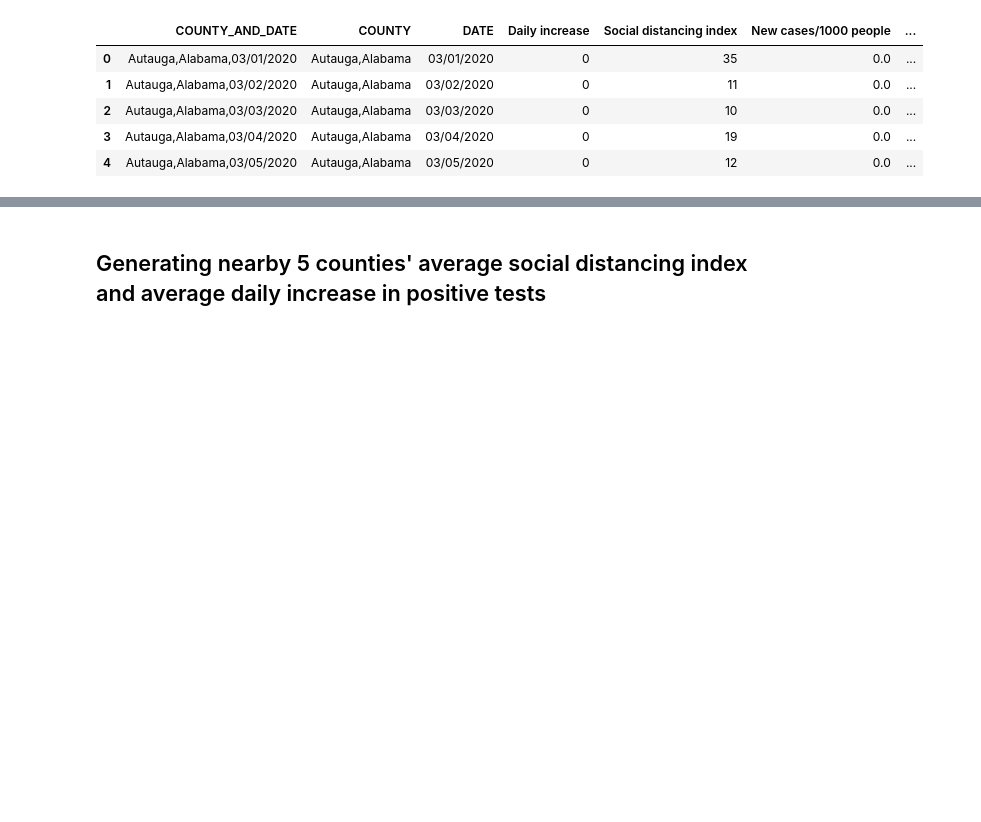
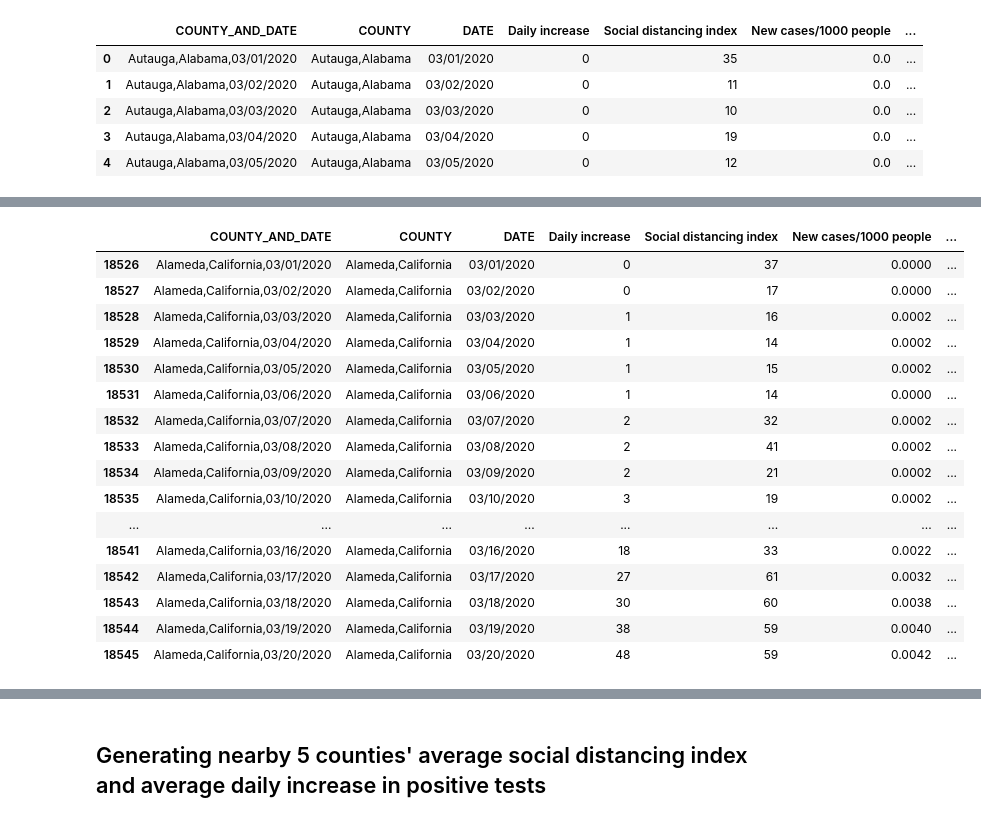
Before and after one commit to Jessieguojunyi/Social_Mobility_And_COVID19, a Jupyter notebook: Social_Mobility_And_COVID19.ipynb, the cells around one changed output, grey strips where cells are left out. Saved outputs shown, nothing was run; the diff lists cells and outputs as text; code cells hidden in the pictures; blank space fills up the shorter version.

Commit message:
Add in previous data feature
Include features that indicate the previous 1-10 days data

```diff
--- a/Social_Mobility_And_COVID19.ipynb
+++ b/Social_Mobility_And_COVID19.ipynb
@@ -472,0 +506,37 @@ df_mobility_COVID19_new.head()
+# %%
+def get_previous(df, col_name, new_col_name, period):
+    counties = df['COUNTY'].unique()
+    data = np.array([])
+    for county in counties:
+        county_data = df[col_name][df['COUNTY'] == county]
+        county_new_data = county_data[: -period]
+        fill_in = np.array([None] * period)
+        county_final_data = np.append(fill_in, county_new_data)
+        data = np.append(data, county_final_data)
+    df[new_col_name] = data
+    return df
+# %%
+period_date = 10
+for period in range(1, period_date + 1):
+    new_col_name = 'Daily increase_' + str(period) + 'd'
+    df_MACA = get_previous(df_MACA.copy(), 'Daily increase', new_col_name, period)
+
+df_MACA.iloc[:20]
+# %% [output]
+|  | COUNTY_AND_DATE | COUNTY | DATE | Daily increase | Social distancing index | New cases/1000 people | ... |
+| 18526 | Alameda,California,03/01/2020 | Alameda,California | 03/01/2020 | 0 | 37 | 0.0000 | ... |
+| 18527 | Alameda,California,03/02/2020 | Alameda,California | 03/02/2020 | 0 | 17 | 0.0000 | ... |
+| 18528 | Alameda,California,03/03/2020 | Alameda,California | 03/03/2020 | 1 | 16 | 0.0002 | ... |
+| 18529 | Alameda,California,03/04/2020 | Alameda,California | 03/04/2020 | 1 | 14 | 0.0002 | ... |
+| 18530 | Alameda,California,03/05/2020 | Alameda,California | 03/05/2020 | 1 | 15 | 0.0002 | ... |
+| 18531 | Alameda,California,03/06/2020 | Alameda,California | 03/06/2020 | 1 | 14 | 0.0000 | ... |
+| 18532 | Alameda,California,03/07/2020 | Alameda,California | 03/07/2020 | 2 | 32 | 0.0002 | ... |
+| 18533 | Alameda,California,03/08/2020 | Alameda,California | 03/08/2020 | 2 | 41 | 0.0002 | ... |
+| 18534 | Alameda,California,03/09/2020 | Alameda,California | 03/09/2020 | 2 | 21 | 0.0002 | ... |
+| 18535 | Alameda,California,03/10/2020 | Alameda,California | 03/10/2020 | 3 | 19 | 0.0002 | ... |
+| ... | ... | ... | ... | ... | ... | ... | ... |
+| 18541 | Alameda,California,03/16/2020 | Alameda,California | 03/16/2020 | 18 | 33 | 0.0022 | ... |
+| 18542 | Alameda,California,03/17/2020 | Alameda,California | 03/17/2020 | 27 | 61 | 0.0032 | ... |
+| 18543 | Alameda,California,03/18/2020 | Alameda,California | 03/18/2020 | 30 | 60 | 0.0038 | ... |
+| 18544 | Alameda,California,03/19/2020 | Alameda,California | 03/19/2020 | 38 | 59 | 0.0040 | ... |
+| 18545 | Alameda,California,03/20/2020 | Alameda,California | 03/20/2020 | 48 | 59 | 0.0042 | ... |
```
Also changed, not shown: parts of 13 cells of this notebook.
